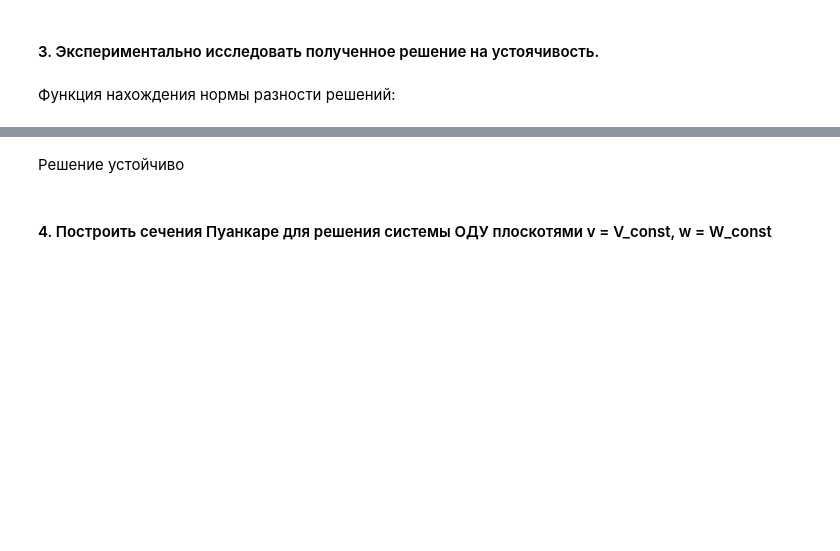
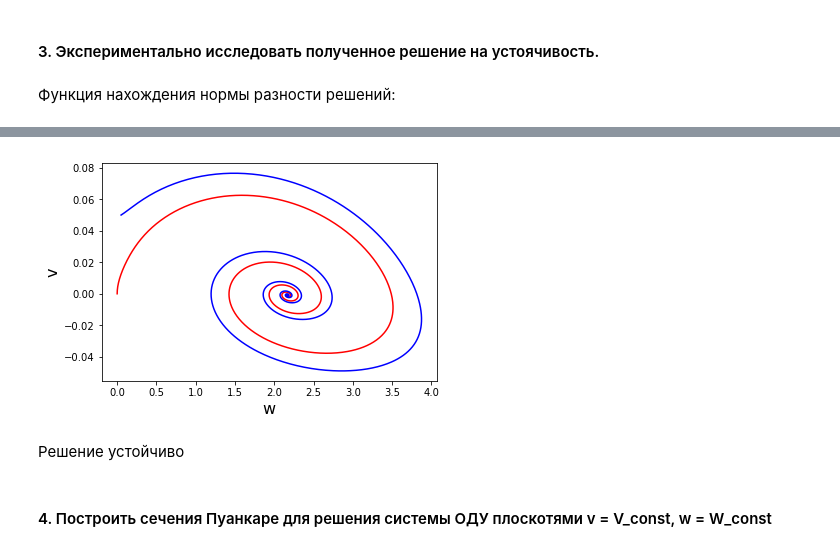
Before and after one commit to leshanbog/DynamicSystem, a Jupyter notebook: main.ipynb, the cells around one changed output, grey strips where cells are left out. Cells and saved outputs as stored; diff of their text form; code cells hidden in the pictures; blank space fills up the shorter version.

```diff
--- a/main.ipynb
+++ b/main.ipynb
@@ -141,6 +140,6 @@ def NormOfSolutions(a,b):
             ans[j] = max(ans[j],t[i][j])
     return ans
 # %%
-delta = 0.01
-otv2, t = AdamsBashforthThreeStep(np.array([0+delta,0+delta]), 0, T, N, F)
+delta = 0.05
+ansDelta, t = AdamsBashforthThreeStep(np.array([0+delta,0+delta]), 0, T, N, F)
 # %%
@@ -152,3 +151,14 @@ n
+# %%
+wDelta = [el[0] for el in ansDelta]
+vDelta = [el[1] for el in ansDelta]
+# %%
+plt.plot(w,v,'r')
+plt.plot(wDelta,vDelta,'b')
+plt.xlabel('w', fontsize=16)
+plt.ylabel('v', fontsize=16)
+plt.show()
+# %% [output]
+[figure, added]
 # %% [markdown]
 Решение устойчиво
 # %% [markdown]
```
Also changed, not shown: parts of 16 cells of this notebook.
